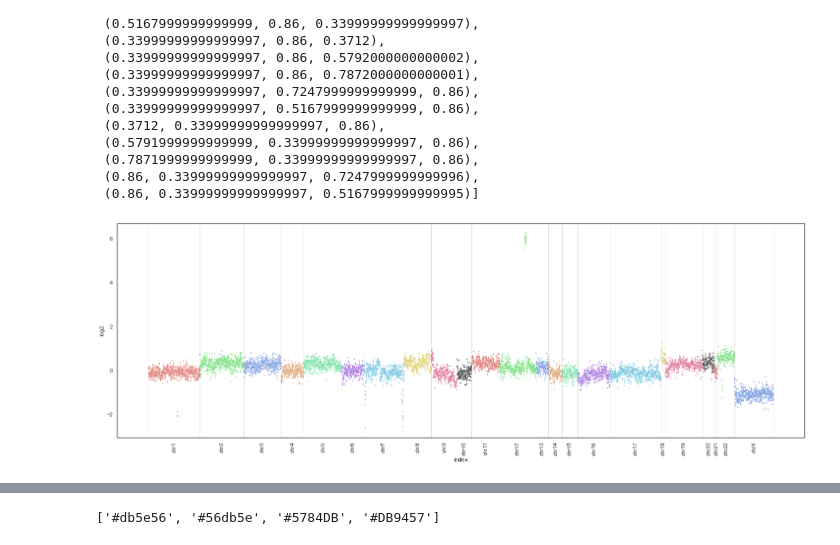
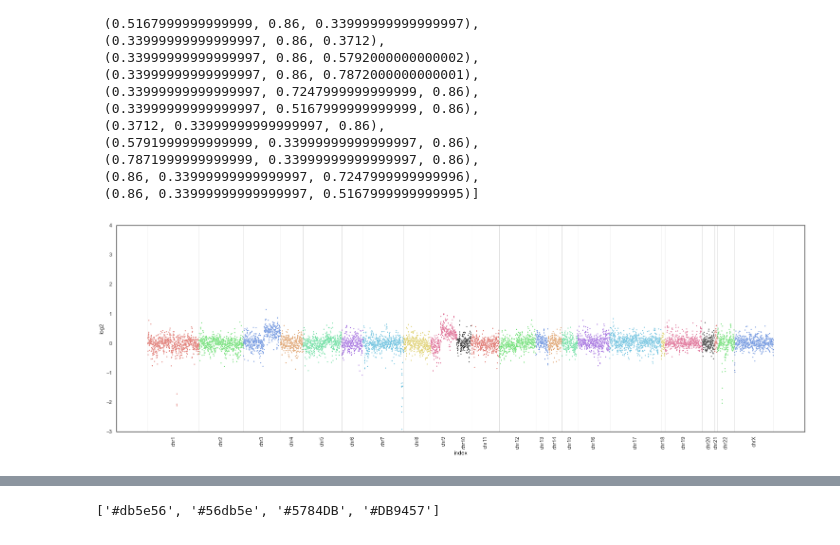
Before and after one commit to roysomak4/cnaplotr, a Jupyter notebook: cnv_plot.ipynb, the cells around one changed output, grey strips where cells are left out. Saved outputs shown, nothing was run; the diff lists cells and outputs as text; code cells hidden in the pictures.

```diff
--- a/cnv_plot.ipynb
+++ b/cnv_plot.ipynb
@@ -3,7 +3,7 @@ import pandas as pd
 import seaborn as sns
 from matplotlib import pyplot as plt
 # %%
-cnv_data = pd.read_csv('/Volumes/mgps-data/ngs_data/results/220715_NB552650_0019_AHHM7KAFX3/cnvkit_results/VAL22_182_13_9.realigned.cnr', sep='\t', header=0)
+cnv_data = pd.read_csv('/Volumes/mgps-data/ngs_data/results/220715_NB552650_0019_AHHM7KAFX3/cnvkit_results/VAL22_389_13_9.realigned.cnr', sep='\t', header=0)
 # %%
 cnv_data.head(5)
 # %% [output]
@@ -130,7 +118,7 @@ def get_gene_x_axis_ticks(chr_cnv_data):
     return genes, chr_x_tick_points, gene_boundaries
 # %%
 # set figure size
-sns.set(rc={"figure.figsize": (25, 8)})
+sns.set(rc={"figure.figsize": (26, 8)})
 # set plot theme
 sns.set_style('white')
 # set colore palate based on number of hue elements
@@ -142,12 +130,21 @@ chromosomes, x_tick_pos, vline_positions = get_chr_x_axis_ticks()
 # %%
 ax = sns.scatterplot(x = 'index', y = 'log2', hue = 'chromosome', data = clean_cnv_data, s = 5, legend = False, palette=c_palette)
 plt.xticks(x_tick_pos, chromosomes)
 ax.set_xticklabels(labels = chromosomes, rotation=90)
 for pos in vline_positions:
     ax.axvline(x=pos, color='black', linewidth=0.6, alpha=0.1)
-plt.show()
+# set y axis range
+ymin = -3
+ymax = clean_cnv_data['log2'].max()
+if ymax < 4:
+    ymax = 4
+else:
+    ymax += 1
+ax.set(ylim=(ymin, ymax))
+#plt.show()
+plt.savefig('/Volumes/mgps-data/ngs_data/results/220715_NB552650_0019_AHHM7KAFX3/cnvkit_results/VAL22_389_13_9_wg_cnv.png', dpi=300)
 # %% [output]
-[figure, old version]
+[figure, new version]
 # %%
 def draw_per_chr_plot(chromosome: str):
     chr_cnv = clean_cnv_data.loc[clean_cnv_data['chromosome'] == chromosome]
```
Also changed, not shown: parts of 5 cells of this notebook.
